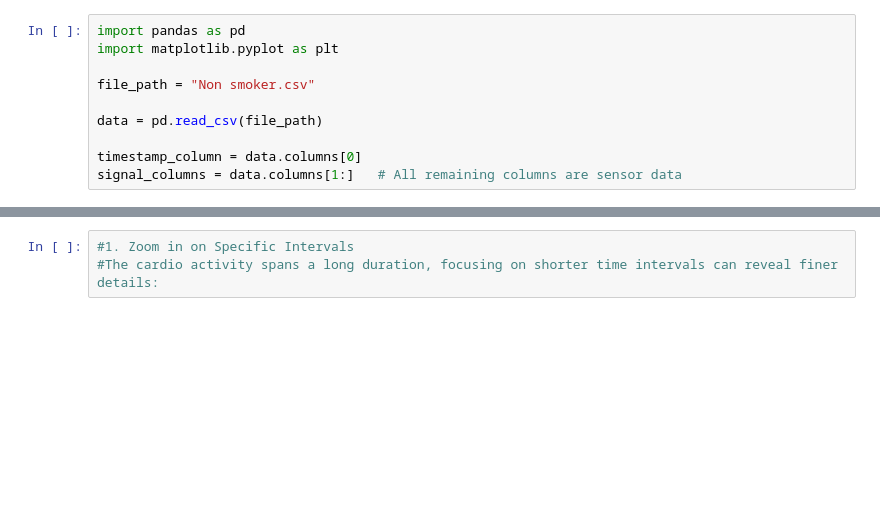
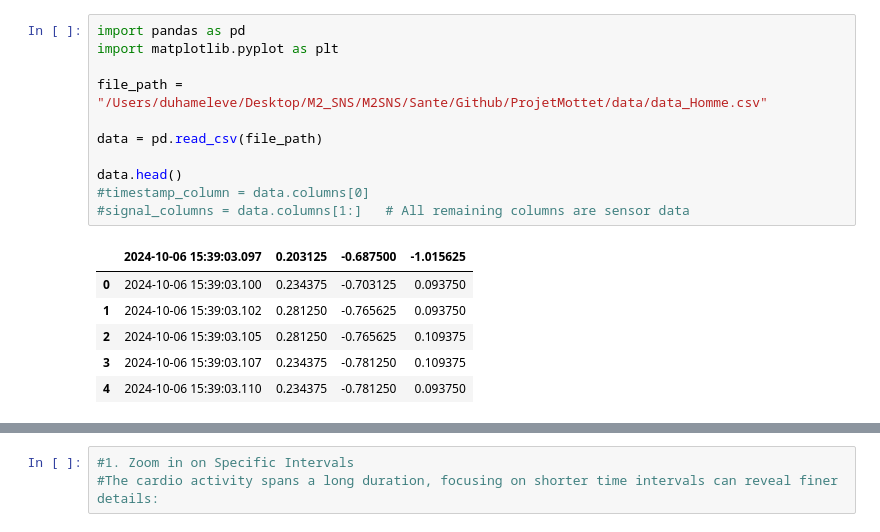
Before and after one commit to leyah-sa/AX3-Project, a Jupyter notebook: notebooks/Non_smoker_analysis.ipynb, the cells around one changed output, grey strips where cells are left out. Cells and saved outputs as stored; diff of their text form; blank space fills up the shorter version.

```diff
--- a/notebooks/Non_smoker_analysis.ipynb
+++ b/notebooks/Non_smoker_analysis.ipynb
@@ -19,10 +20,18 @@ Note: you may need to restart the kernel to use updated packages.
 # %%
 import pandas as pd
 import matplotlib.pyplot as plt
 
-file_path = "Non smoker.csv"
+file_path = "/Users/duhameleve/Desktop/M2_SNS/M2SNS/Sante/Github/ProjetMottet/data/data_Homme.csv"
 
 data = pd.read_csv(file_path)
 
-timestamp_column = data.columns[0]
-signal_columns = data.columns[1:]   # All remaining columns are sensor data
+data.head()
+#timestamp_column = data.columns[0]
+#signal_columns = data.columns[1:]   # All remaining columns are sensor data
+# %% [output]
+|  | 2024-10-06 15:39:03.097 | 0.203125 | -0.687500 | -1.015625 |
+| 0 | 2024-10-06 15:39:03.100 | 0.234375 | -0.703125 | 0.093750 |
+| 1 | 2024-10-06 15:39:03.102 | 0.281250 | -0.765625 | 0.093750 |
+| 2 | 2024-10-06 15:39:03.105 | 0.281250 | -0.765625 | 0.109375 |
+| 3 | 2024-10-06 15:39:03.107 | 0.234375 | -0.781250 | 0.109375 |
+| 4 | 2024-10-06 15:39:03.110 | 0.234375 | -0.781250 | 0.093750 |
```
Also changed, not shown: parts of 11 cells of this notebook, 1 other file.
